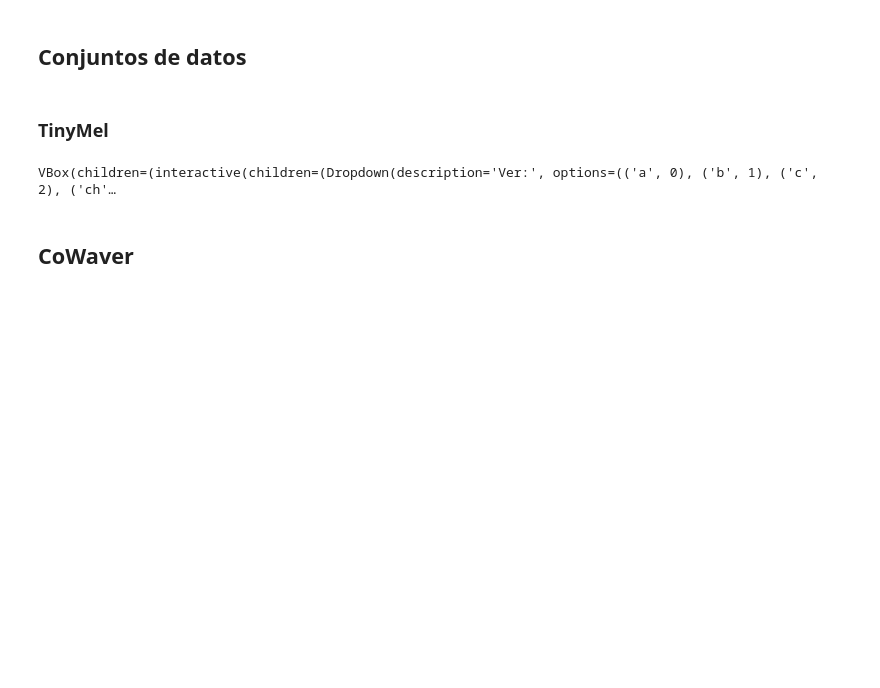
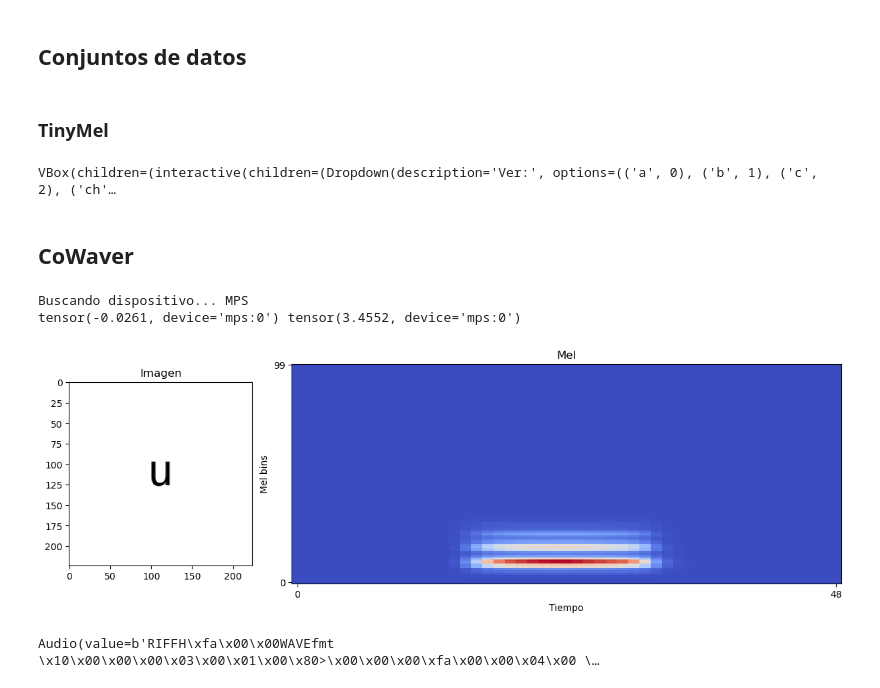
Before and after one commit to martindsq/from-speech, a Jupyter notebook: notebooks/cowaver.ipynb, the cells around one changed output. Cells and saved outputs as stored; diff of their text form; code cells hidden in the pictures; blank space fills up the shorter version.

```diff
--- a/notebooks/cowaver.ipynb
+++ b/notebooks/cowaver.ipynb
@@ -218,7 +218,8 @@ def plot_mel(mel, ax=None):
     ax.imshow(
         mel.numpy(),
         cmap="coolwarm",
-        aspect="auto"
+        aspect="auto",
+        origin="lower", interpolation="nearest"
     )
 
     ax.set_title("Mel")
@@ -323,6 +323,57 @@ explorar_datos(letters_data, explore_tiny_mel)
 VBox(children=(interactive(children=(Dropdown(description='Ver:', options=(('a', 0), ('b', 1), ('c', 2), ('ch'…
 # %% [markdown]
 ## CoWaver
+# %%
+from cowaver.modules import (
+    CoWaver,
+    build_model,
+    ARCHITECTURE_REGISTRY,
+    DECODER_REGISTRY,
+    ADAPTER_REGISTRY,
+)
+from cowaver.checkpoints import cargar_checkpoint
+from cowaver.utils import explorar_datos, extraer_waveform
+from cowaver.utils import make_image, encontrar_dispositivo
+
+cowaver = build_model(
+    'unconditioned',
+    latent_dim=512,
+    hidden_size=256,
+    mel_bins=100,
+    adapter='attn',
+    decoder='attn',
+    ctc_vocab_size=28,#len(vocabulario)+1,
+    ctc_weight=0,
+    num_speakers=0
+)
+
+
+train_history = cargar_checkpoint(cowaver, phase=1, folder=checkpoints_path, silent=True)
+
+dispositivo = encontrar_dispositivo()
+cowaver = cowaver.to(dispositivo)
+x = make_image("u", x_stride=0.5)
+cowaver.eval()
+with torch.no_grad():
+    x = x.to(dispositivo)
+    mel, z = cowaver(x, speaker_ids=torch.tensor([0], device=dispositivo))
+
+fig = plt.figure(figsize=(12, 4), layout="constrained")
+axes = fig.subplot_mosaic([["x", "mel"]], gridspec_kw={"width_ratios": [1, 3]})
+
+plot_image(x, ax=axes["x"])
+plot_mel(mel.cpu(), ax=axes["mel"])
+print(mel.min(), mel.max())
+
+plt.show()
+
+waveform = extraer_waveform(mel.cpu())
+display(audio_widget(waveform[0]))
+# %% [output]
+Buscando dispositivo... MPS
+tensor(-0.0261, device='mps:0') tensor(3.4552, device='mps:0')
+[figure, added]
+Audio(value=b'RIFFH\xfa\x00\x00WAVEfmt \x10\x00\x00\x00\x03\x00\x01\x00\x80>\x00\x00\x00\xfa\x00\x00\x04\x00 \…
 # %%
 from cowaver.modules import (
     CoWaver,
```
Also changed, not shown: parts of 9 cells of this notebook, 10 other files.
